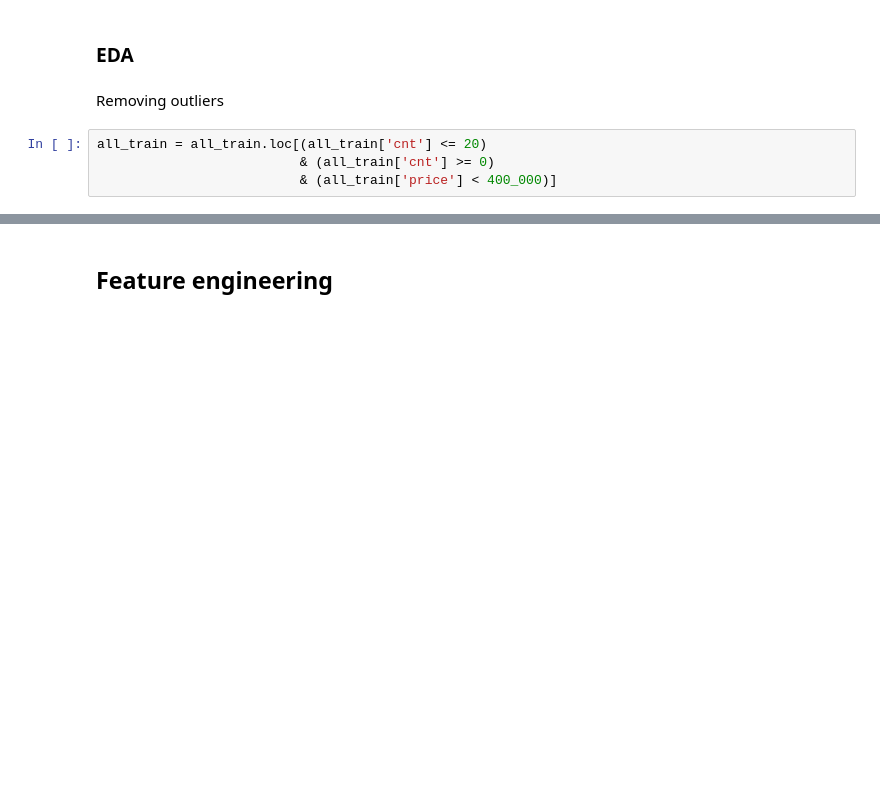
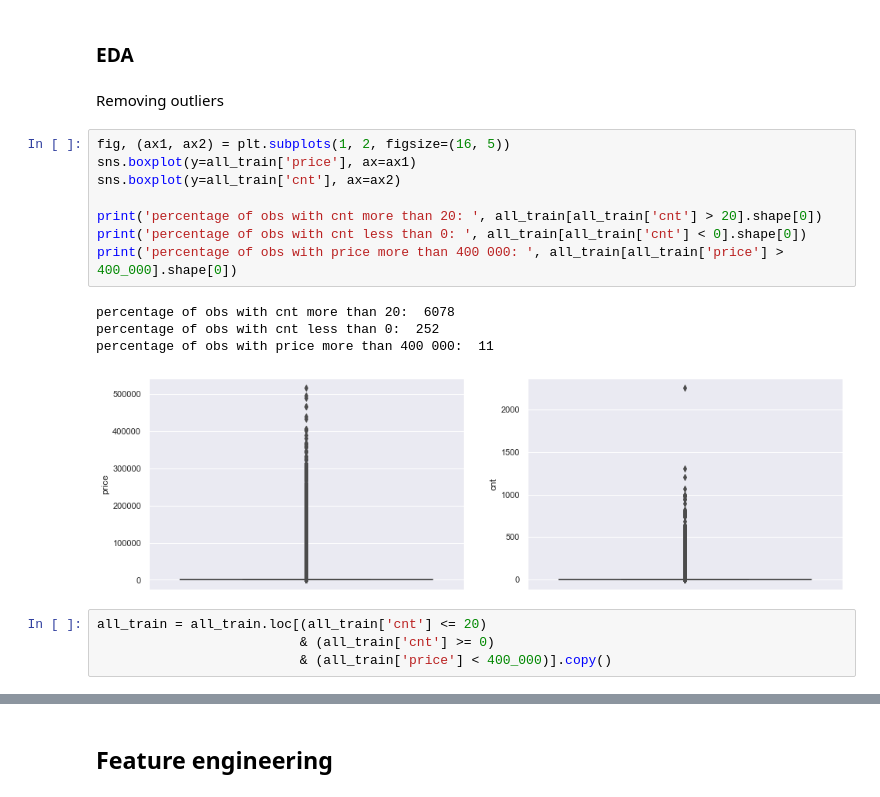
Before and after one commit to Bounty1993/ML-scripts, a Jupyter notebook: future_sales.ipynb, the cells around one changed output, grey strips where cells are left out. Cells and saved outputs as stored; diff of their text form; blank space fills up the shorter version.

```diff
--- a/future_sales.ipynb
+++ b/future_sales.ipynb
@@ -155,10 +133,23 @@ all_train.describe().T
 ### EDA
 # %% [markdown]
 Removing outliers
+# %%
+fig, (ax1, ax2) = plt.subplots(1, 2, figsize=(16, 5))
+sns.boxplot(y=all_train['price'], ax=ax1)
+sns.boxplot(y=all_train['cnt'], ax=ax2)
+
+print('percentage of obs with cnt more than 20: ', all_train[all_train['cnt'] > 20].shape[0])
+print('percentage of obs with cnt less than 0: ', all_train[all_train['cnt'] < 0].shape[0])
+print('percentage of obs with price more than 400 000: ', all_train[all_train['price'] > 400_000].shape[0])
+# %% [output]
+percentage of obs with cnt more than 20:  6078
+percentage of obs with cnt less than 0:  252
+percentage of obs with price more than 400 000:  11
+[figure, added]
 # %%
 all_train = all_train.loc[(all_train['cnt'] <= 20)
                           & (all_train['cnt'] >= 0)
-                          & (all_train['price'] < 400_000)]
+                          & (all_train['price'] < 400_000)].copy()
 # %%
 def get_year(x):
     return x // 12 + 2013
```
Also changed, not shown: parts of 18 cells of this notebook.
